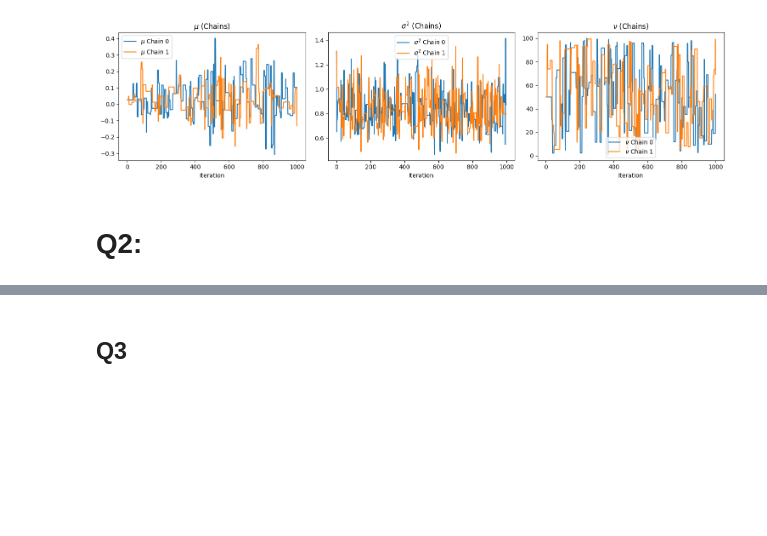
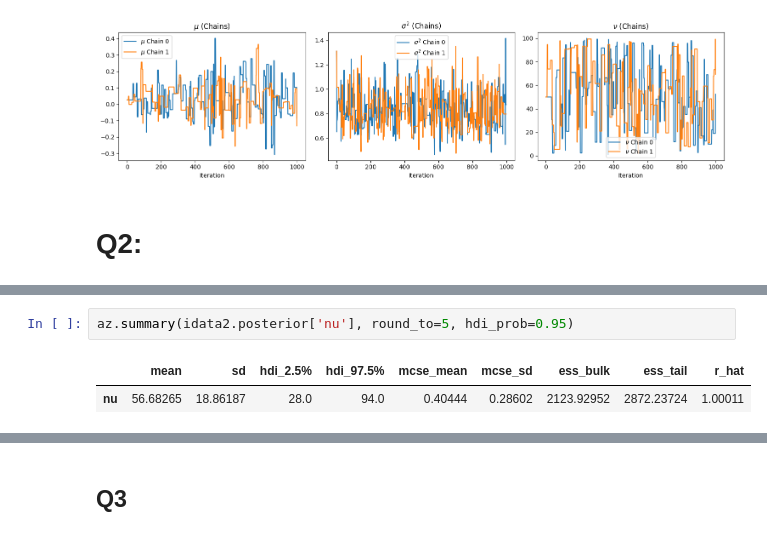
Before and after one commit to thu2912/HW-Sta365, a Jupyter notebook: HW6.ipynb, the cells around one changed output, grey strips where cells are left out. Saved outputs shown, nothing was run; the diff lists cells and outputs as text; blank space fills up the shorter version.

```diff
--- a/HW6.ipynb
+++ b/HW6.ipynb
@@ -226,0 +210,5 @@ However since prior v in this case is a discrete uniform distribution so increas
+# %%
+az.summary(idata2.posterior['nu'], round_to=5, hdi_prob=0.95)
+# %% [output]
+|  | mean | sd | hdi_2.5% | hdi_97.5% | mcse_mean | mcse_sd | ess_bulk | ess_tail | r_hat |
+| nu | 56.68265 | 18.86187 | 28.0 | 94.0 | 0.40444 | 0.28602 | 2123.92952 | 2872.23724 | 1.00011 |
```
Also changed, not shown: parts of 13 cells of this notebook.
